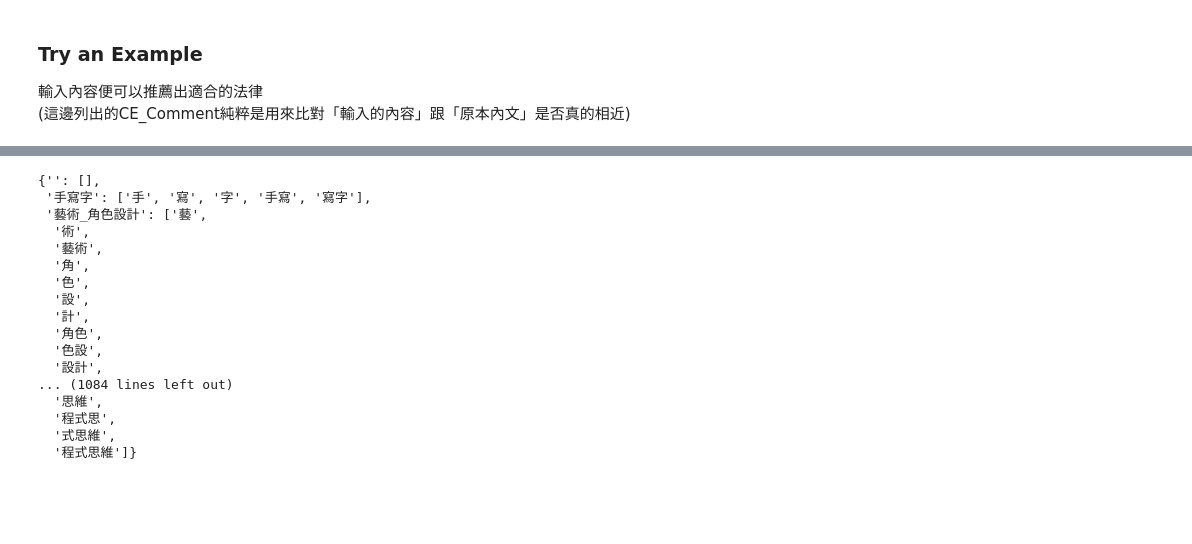
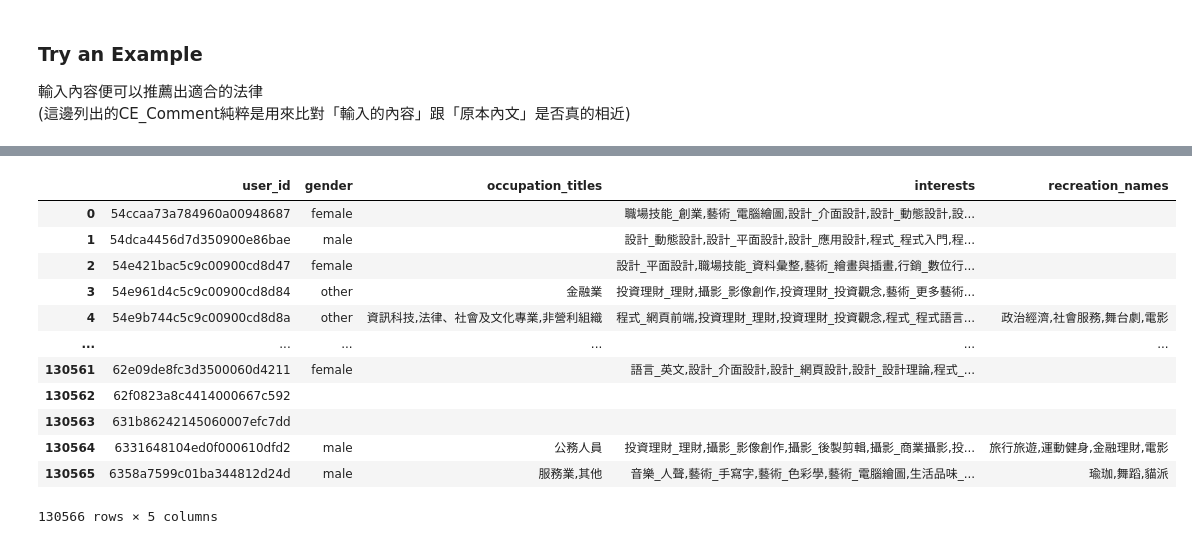
Before and after one commit to ianyang66/ADLFinal, a Jupyter notebook: possible_solution/tfidf_with_Pretrained_WordsEmbedding.ipynb.ipynb, the cells around one changed output, grey strips where cells are left out. Saved outputs shown, nothing was run; the diff lists cells and outputs as text; code cells hidden in the pictures; blank space fills up the shorter version.

```diff
--- a/possible_solution/tfidf_with_Pretrained_WordsEmbedding.ipynb.ipynb
+++ b/possible_solution/tfidf_with_Pretrained_WordsEmbedding.ipynb.ipynb
@@ -195,3 +205,17 @@ result
 # %%
 users = pd.read_csv('../data/users.csv').fillna('')
-#users
+users
+# %% [output]
+|  | user_id | gender | occupation_titles | interests | recreation_names |
+| 0 | 54ccaa73a784960a00948687 | female |  | 職場技能_創業,藝術_電腦繪圖,設計_介面設計,設計_動態設計,設... |  |
+| 1 | 54dca4456d7d350900e86bae | male |  | 設計_動態設計,設計_平面設計,設計_應用設計,程式_程式入門,程... |  |
+| 2 | 54e421bac5c9c00900cd8d47 | female |  | 設計_平面設計,職場技能_資料彙整,藝術_繪畫與插畫,行銷_數位行... |  |
+| 3 | 54e961d4c5c9c00900cd8d84 | other | 金融業 | 投資理財_理財,攝影_影像創作,投資理財_投資觀念,藝術_更多藝術... |  |
+| 4 | 54e9b744c5c9c00900cd8d8a | other | 資訊科技,法律、社會及文化專業,非營利組織 | 程式_網頁前端,投資理財_理財,投資理財_投資觀念,程式_程式語言... | 政治經濟,社會服務,舞台劇,電影 |
+| ... | ... | ... | ... | ... | ... |
+| 130561 | 62e09de8fc3d3500060d4211 | female |  | 語言_英文,設計_介面設計,設計_網頁設計,設計_設計理論,程式_... |  |
+| 130562 | 62f0823a8c4414000667c592 |  |  |  |  |
+| 130563 | 631b86242145060007efc7dd |  |  |  |  |
+| 130564 | 6331648104ed0f000610dfd2 | male | 公務人員 | 投資理財_理財,攝影_影像創作,攝影_後製剪輯,攝影_商業攝影,投... | 旅行旅遊,運動健身,金融理財,電影 |
+| 130565 | 6358a7599c01ba344812d24d | male | 服務業,其他 | 音樂_人聲,藝術_手寫字,藝術_色彩學,藝術_電腦繪圖,生活品味_... | 瑜珈,舞蹈,貓派 |
+130566 rows × 5 columns
@@ -205,35 +221,0 @@ def generate_phrases(txt):
-# %%
-keywords = []
-for title, interest, recreation in zip(users['occupation_titles'], users['interests'], users['recreation_names']):
-    keywords.extend(title.split(','))
-    keywords.extend(interest.split(','))
-    keywords.extend(recreation.split(','))
-keywords = list(set(keywords))
-key_dict = {}
-for keyword in keywords:
-    score_not_zero = []
-    for key in keyword.split('_'):
-        check = generate_phrases(key)
-        for k in check:
-            if(recommend_law(k).iloc[0]['similarity_score'] > 0):
-                score_not_zero.append(k)
-    key_dict[keyword] = score_not_zero
-key_dict
-# %% [output]
-{'': [],
- '手寫字': ['手', '寫', '字', '手寫', '寫字'],
- '藝術_角色設計': ['藝',
-  '術',
-  '藝術',
-  '角',
-  '色',
-  '設',
-  '計',
-  '角色',
-  '色設',
-  '設計',
-... (1084 lines left out)
-  '思維',
-  '程式思',
-  '式思維',
-  '程式思維']}
```
Also changed, not shown: parts of 9 cells of this notebook.
